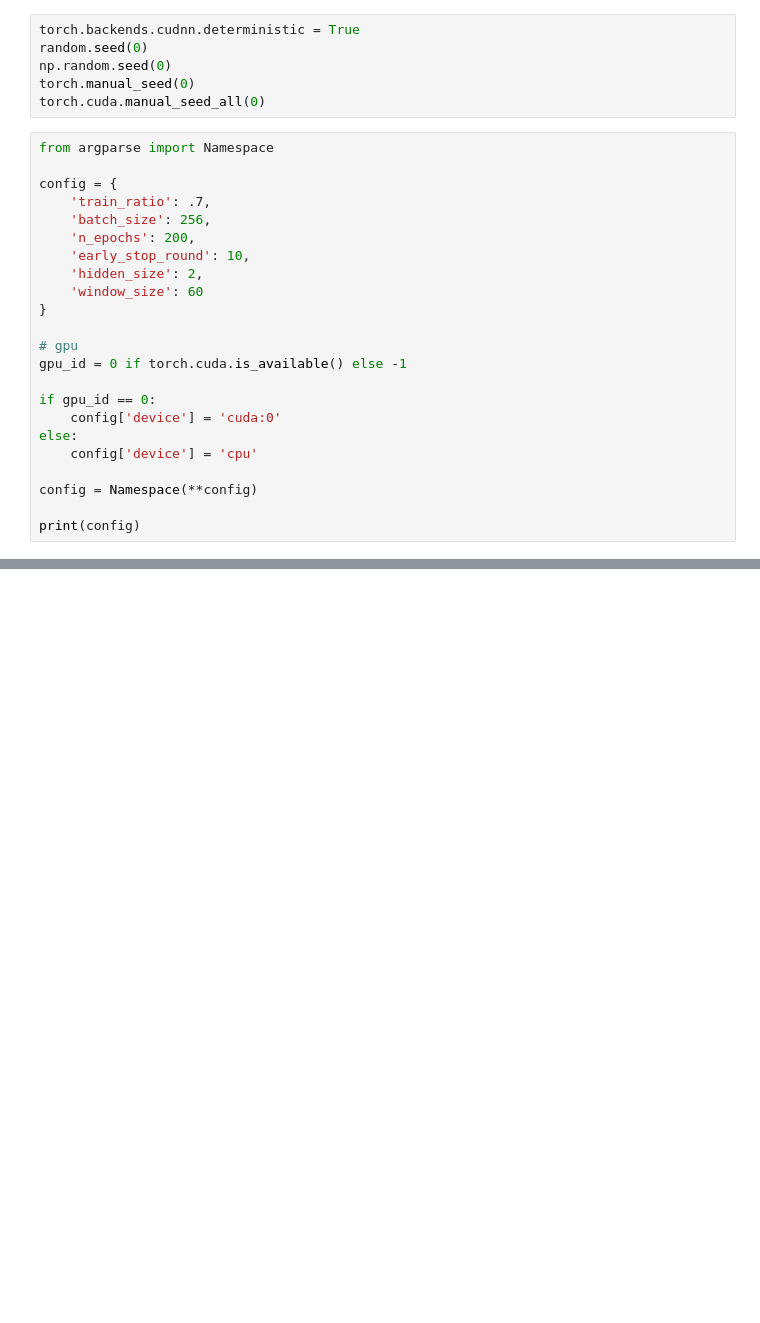
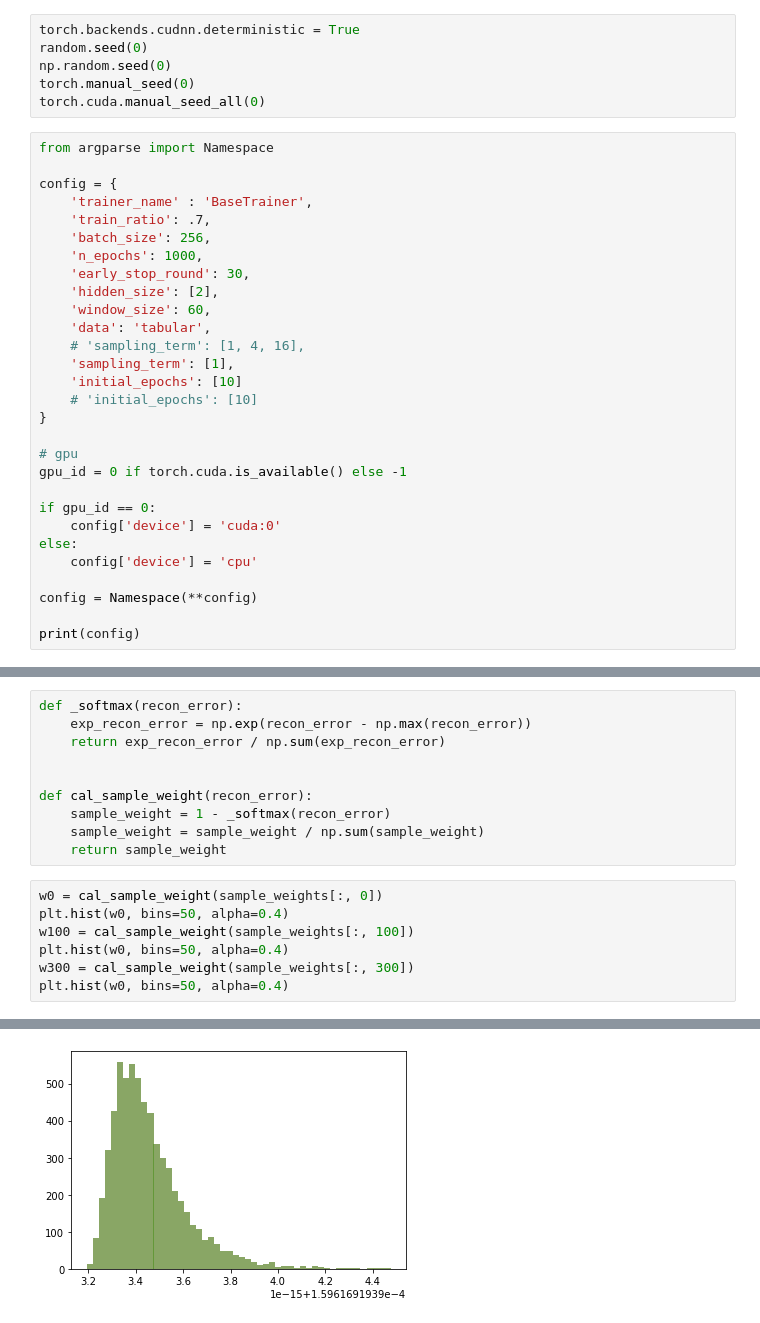
Before and after one commit to minsoo9506/my-paper, a Jupyter notebook: simulation.ipynb, the cells around one changed output, grey strips where cells are left out. Saved outputs shown, nothing was run; the diff lists cells and outputs as text; blank space fills up the shorter version.

```diff
--- a/simulation.ipynb
+++ b/simulation.ipynb
@@ -337,12 +371,18 @@ torch.cuda.manual_seed_all(0)
 from argparse import Namespace
 
 config = {
+    'trainer_name' : 'BaseTrainer',
     'train_ratio': .7,
     'batch_size': 256,
-    'n_epochs': 200,
-    'early_stop_round': 10,
-    'hidden_size': 2,
-    'window_size': 60
+    'n_epochs': 1000,
+    'early_stop_round': 30,
+    'hidden_size': [2],
+    'window_size': 60,
+    'data': 'tabular',
+    # 'sampling_term': [1, 4, 16],
+    'sampling_term': [1],
+    'initial_epochs': [10]
+    # 'initial_epochs': [10]
 }
 
 # gpu
@@ -442,0 +561,18 @@ for file_name in file_list_csv:
+# %%
+def _softmax(recon_error):
+    exp_recon_error = np.exp(recon_error - np.max(recon_error))
+    return exp_recon_error / np.sum(exp_recon_error)
+
+
+def cal_sample_weight(recon_error):
+    sample_weight = 1 - _softmax(recon_error)
+    sample_weight = sample_weight / np.sum(sample_weight)
+    return sample_weight
+# %%
+w0 = cal_sample_weight(sample_weights[:, 0])
+plt.hist(w0, bins=50, alpha=0.4)
+w100 = cal_sample_weight(sample_weights[:, 100])
+plt.hist(w0, bins=50, alpha=0.4)
+w300 = cal_sample_weight(sample_weights[:, 300])
+plt.hist(w0, bins=50, alpha=0.4)
+# %% [output]
@@ -442,0 +596 @@ for file_name in file_list_csv:
+[figure, added]
```
Also changed, not shown: parts of 45 cells of this notebook.
